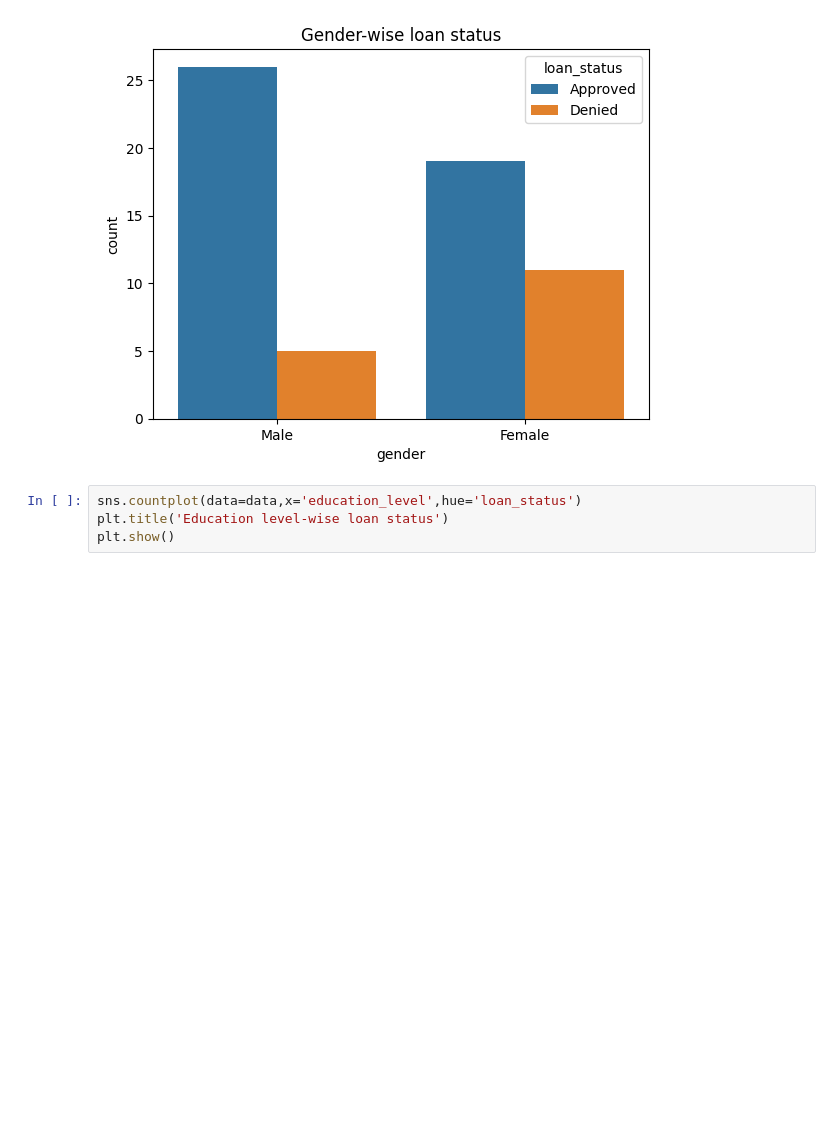
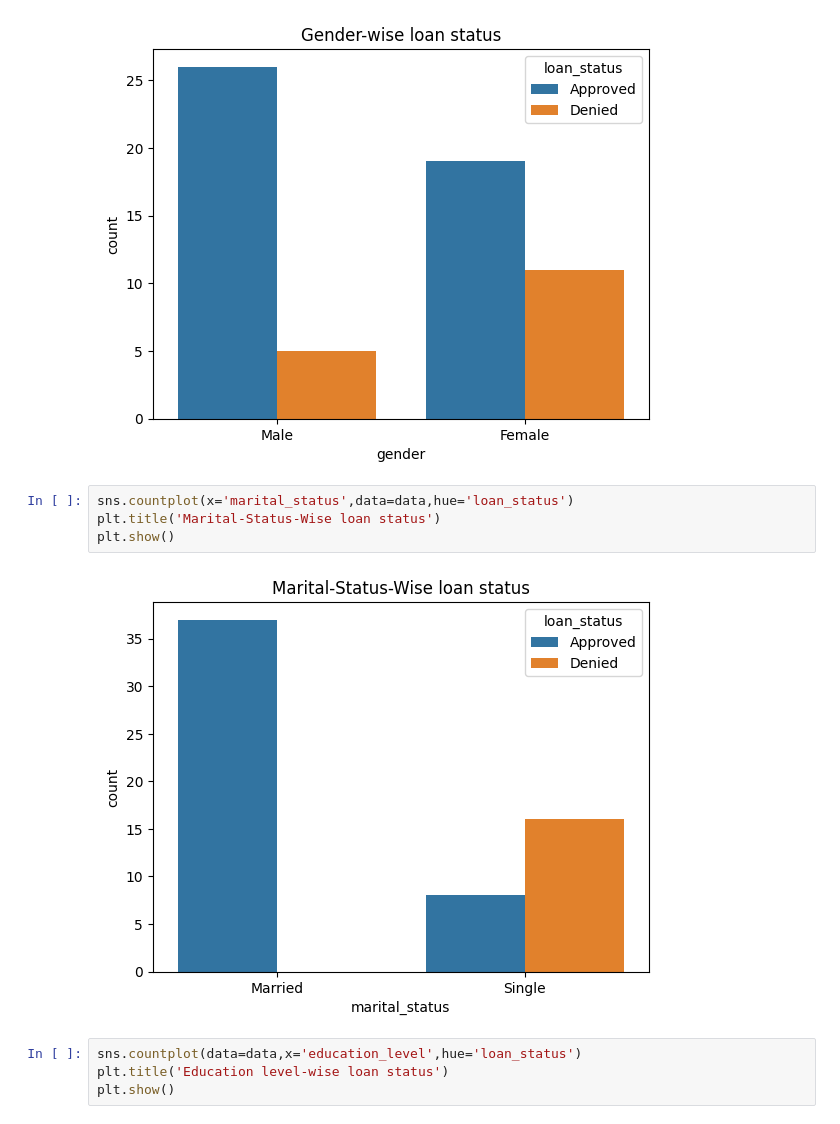
Before and after one commit to ankitg-02/loan-approval, a Jupyter notebook: loan_approval.ipynb, the cells around one changed output. Cells and saved outputs as stored; diff of their text form; blank space fills up the shorter version.

```diff
--- a/loan_approval.ipynb
+++ b/loan_approval.ipynb
@@ -135,6 +129,12 @@ plt.title('Gender-wise loan status')
 plt.show()
 # %% [output]
 [figure]
+# %%
+sns.countplot(x='marital_status',data=data,hue='loan_status')
+plt.title('Marital-Status-Wise loan status')
+plt.show()
+# %% [output]
+[figure, added]
 # %%
 sns.countplot(data=data,x='education_level',hue='loan_status')
 plt.title('Education level-wise loan status')
```
Also changed, not shown: parts of 3 cells of this notebook.
